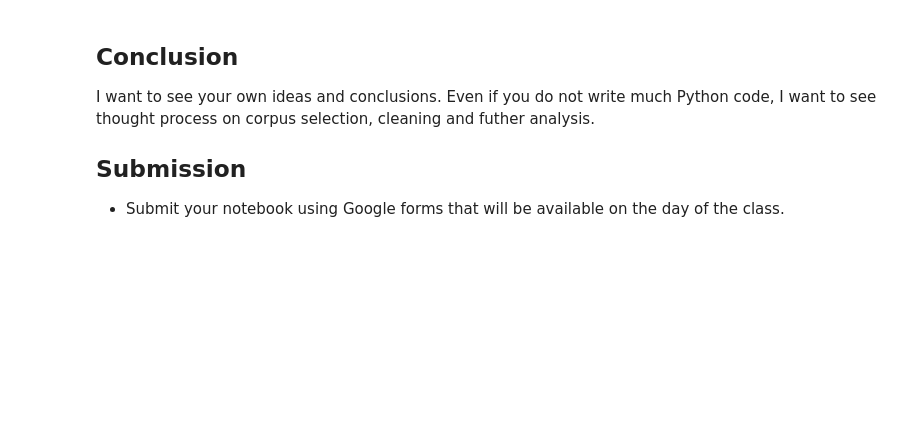
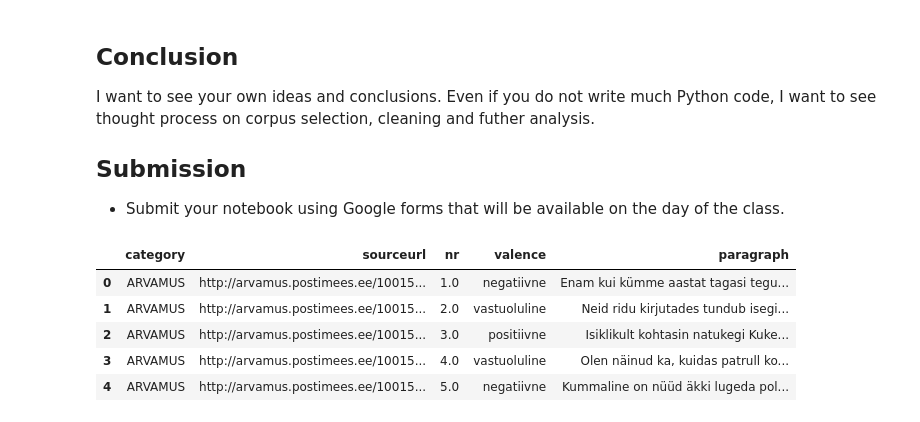
Before and after one commit to ValRCS/BSSDH_2024_workshop, a Jupyter notebook: notebooks/day2_part3_student_work.ipynb, the cells around one changed output. Cells and saved outputs as stored; diff of their text form; code cells hidden in the pictures; blank space fills up the shorter version.

```diff
--- a/notebooks/day2_part3_student_work.ipynb
+++ b/notebooks/day2_part3_student_work.ipynb
@@ -62,3 +62,29 @@ I want to see your own ideas and conclusions. Even if you do not write much Pyth
 ## Submission
 
 * Submit your notebook using Google forms that will be available on the day of the class.
+# %%
+# prompt: Let's get import needed Python libraries and download data from the url: "http://peeter.eki.ee:5000/valence/exportparagraphs" and save the result as CSV file. Then load the CSV file into dataframe.
+
+import pandas as pd
+import requests
+
+# Download data from the URL
+url = "http://peeter.eki.ee:5000/valence/exportparagraphs"
+response = requests.get(url)
+
+# Save the result as a CSV file
+with open("valence_data.csv", "wb") as f:
+  f.write(response.content)
+
+# Load the CSV file into a dataframe
+df = pd.read_csv("valence_data.csv")
+
+# head
+df.head()
+# %% [output]
+|  | category | sourceurl | nr | valence | paragraph |
+| 0 | ARVAMUS | http://arvamus.postimees.ee/10015... | 1.0 | negatiivne | Enam kui kümme aastat tagasi tegu... |
+| 1 | ARVAMUS | http://arvamus.postimees.ee/10015... | 2.0 | vastuoluline | Neid ridu kirjutades tundub isegi... |
+| 2 | ARVAMUS | http://arvamus.postimees.ee/10015... | 3.0 | positiivne | Isiklikult kohtasin natukegi Kuke... |
+| 3 | ARVAMUS | http://arvamus.postimees.ee/10015... | 4.0 | vastuoluline | Olen näinud ka, kuidas patrull ko... |
+| 4 | ARVAMUS | http://arvamus.postimees.ee/10015... | 5.0 | negatiivne | Kummaline on nüüd äkki lugeda pol... |
```
Also changed, not shown: parts of 4 cells of this notebook.
